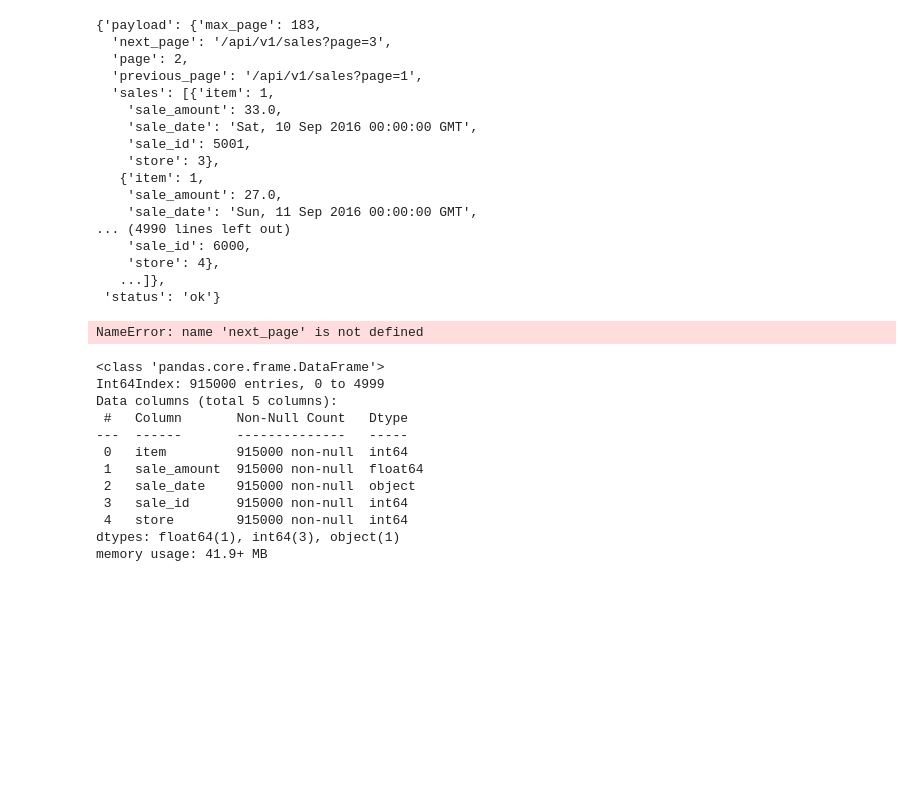
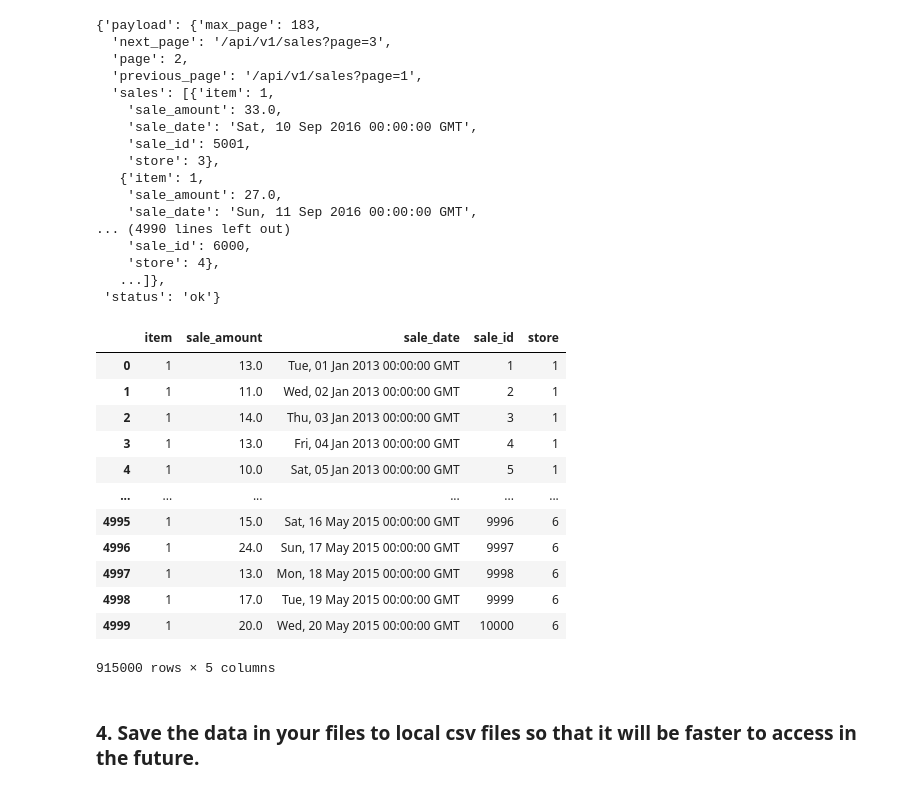
Before and after one commit to brentschriver/time-series-exercises, a Jupyter notebook: rest-api-acquire.ipynb, the cells around one changed output. Drawn from its saved outputs; the diff is of its cells as text; code cells hidden in the pictures; blank space fills up the shorter version.

Commit message:
Updating rest-api exercises and acquire.py to include the function to acquire the data.

```diff
--- a/rest-api-acquire.ipynb
+++ b/rest-api-acquire.ipynb
@@ -217,10 +340,6 @@ response.json()
     'store': 4},
    ...]},
  'status': 'ok'}
-# %%
-next_page
-# %% [output]
-NameError: name 'next_page' is not defined
 # %%
 pd.DataFrame(sales_data)
 # %%
@@ -243,17 +362,20 @@ def acquire_zgulde(base_url):
 # %%
 sales_df = scrape_data('https://python.zgulde.net')
 # %%
-sales_df.info()
+sales_df
 # %% [output]
+|  | item | sale_amount | sale_date | sale_id | store |
+| 0 | 1 | 13.0 | Tue, 01 Jan 2013 00:00:00 GMT | 1 | 1 |
+| 1 | 1 | 11.0 | Wed, 02 Jan 2013 00:00:00 GMT | 2 | 1 |
+| 2 | 1 | 14.0 | Thu, 03 Jan 2013 00:00:00 GMT | 3 | 1 |
+| 3 | 1 | 13.0 | Fri, 04 Jan 2013 00:00:00 GMT | 4 | 1 |
+| 4 | 1 | 10.0 | Sat, 05 Jan 2013 00:00:00 GMT | 5 | 1 |
+| ... | ... | ... | ... | ... | ... |
+| 4995 | 1 | 15.0 | Sat, 16 May 2015 00:00:00 GMT | 9996 | 6 |
+| 4996 | 1 | 24.0 | Sun, 17 May 2015 00:00:00 GMT | 9997 | 6 |
+| 4997 | 1 | 13.0 | Mon, 18 May 2015 00:00:00 GMT | 9998 | 6 |
+| 4998 | 1 | 17.0 | Tue, 19 May 2015 00:00:00 GMT | 9999 | 6 |
+| 4999 | 1 | 20.0 | Wed, 20 May 2015 00:00:00 GMT | 10000 | 6 |
-<class 'pandas.core.frame.DataFrame'>
-Int64Index: 915000 entries, 0 to 4999
-Data columns (total 5 columns):
- #   Column       Non-Null Count   Dtype
----  ------       --------------   -----
- 0   item         915000 non-null  int64
- 1   sale_amount  915000 non-null  float64
- 2   sale_date    915000 non-null  object
- 3   sale_id      915000 non-null  int64
- 4   store        915000 non-null  int64
-dtypes: float64(1), int64(3), object(1)
-memory usage: 41.9+ MB
+915000 rows × 5 columns
+# %% [markdown]
+### 4. Save the data in your files to local csv files so that it will be faster to access in the future.
```
Also changed, not shown: parts of 28 cells of this notebook, 5 other files.
